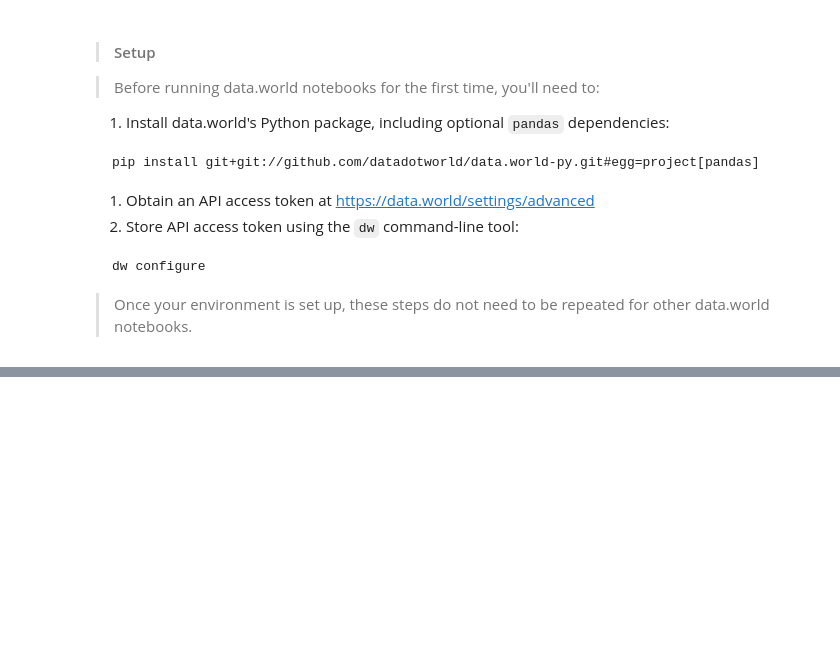
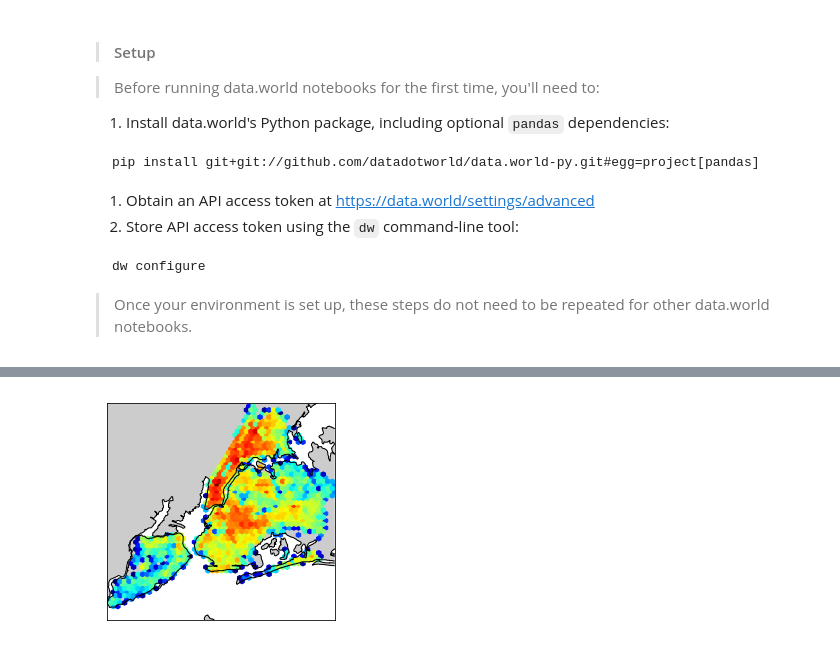
Before and after one commit to markjm/NYCMoonCrime, a Jupyter notebook: NYCMoonCrime.ipynb, the cells around one changed output, grey strips where cells are left out. Cells and saved outputs as stored; diff of their text form; code cells hidden in the pictures; blank space fills up the shorter version.

```diff
--- a/NYCMoonCrime.ipynb
+++ b/NYCMoonCrime.ipynb
@@ -158,4 +221,6 @@ createNYCMap(x, y, res = 'l')
 # %%
 fq = moon[moon['phase']=='First Quarter']['date'].tolist()
 x,y = to_lists(location_of_complaints_around_moons(fq))
-createNYCMap(x, y, res = 'l')
+createNYCMap(x, y)
+# %% [output]
+[figure, added]
```
Also changed, not shown: parts of 13 cells of this notebook.
